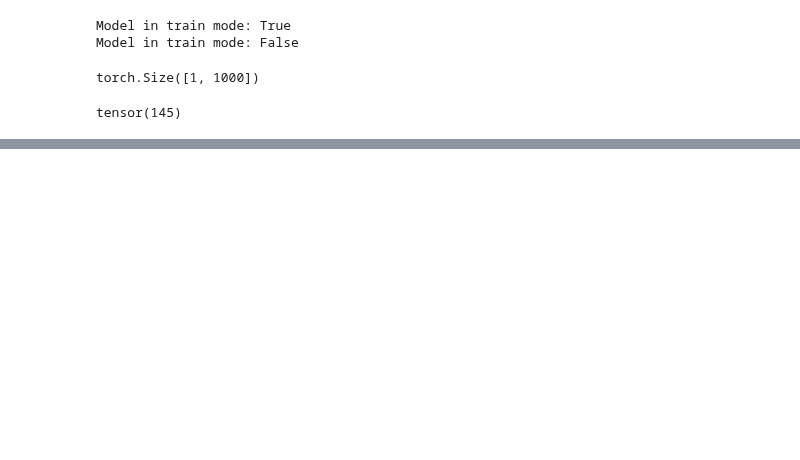
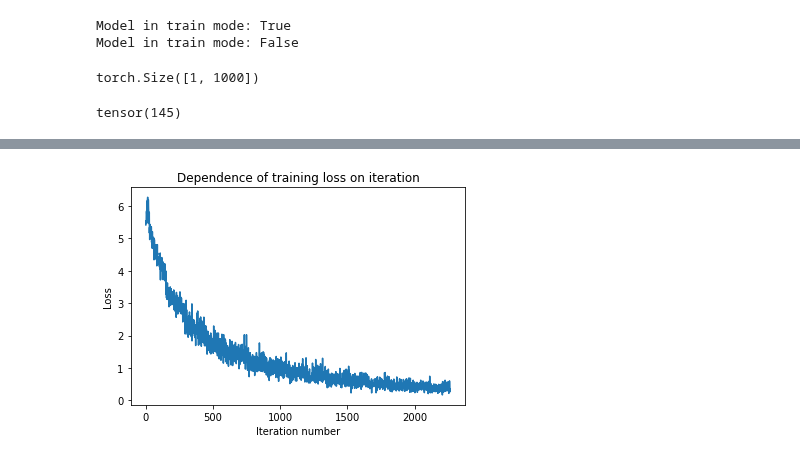
Before and after one commit to vitsaidl/workshops, a Jupyter notebook: machine_learning/pytorch.ipynb, the cells around one changed output, grey strips where cells are left out. Drawn from its saved outputs; the diff is of its cells as text; code cells hidden in the pictures; blank space fills up the shorter version.

```diff
--- a/machine_learning/pytorch.ipynb
+++ b/machine_learning/pytorch.ipynb
@@ -2059,0 +2265,3 @@ Sanity check - sum of all probabilities: 1.00
+# %%
+import torchvision.models as models
+resnet18 = models.resnet18(pretrained=True)
@@ -2059,0 +2292,5 @@ Sanity check - sum of all probabilities: 1.00
+# %%
+for param in resnet18.parameters():
+    param.requires_grad = False
+
+resnet18.fc = torch.nn.Linear(in_features=512, out_features=200, bias=True)
@@ -2059,0 +2299,87 @@ Sanity check - sum of all probabilities: 1.00
+# %%
+def training_function(
+    predictors_train, target_train, model,
+    loss_function, optimizer, device, training_loss
+):
+    predictors_train = predictors_train.to(device)
+    target_train = target_train.to(device)
+
+    prediction = model(predictors_train.float())
+    loss = loss_function(prediction, target_train)
+
+    optimizer.zero_grad()
+    loss.backward()
+    optimizer.step()
+
+    loss = loss.item()
+    training_loss.append(loss)
+
+def testing_function(
+    predictors_test, target_test,
+    model, loss_function, device, testing_loss
+):
+    predictors_test = predictors_test.to(device)
+    target_test = target_test.to(device)
+
+    with torch.no_grad():
+        prediction = model(predictors_test.float())
+        test_loss = loss_function(prediction, target_test).item()
+        correct_pred_count = (prediction.argmax(1) == target_test).type(torch.float).sum().item()
+
+    testing_loss.append(test_loss)
+    return correct_pred_count
+
+
+device = "cuda" if torch.cuda.is_available() else "cpu"
+model = resnet18.to(device)
+loss_function = torch.nn.CrossEntropyLoss()
+optimizer = torch.optim.Adam(model.parameters(), lr=0.001)
+epochs = 15
+
+training_loss_epoch = []
+training_loss_iteration = []
+testing_loss_epoch = []
+for epoch_index in range(epochs):
+    print(f"Epoch {epoch_index+1}\n----------------------------------------")
+
+    model.train()
+    training_loss = []
+    for batch_index, batch in enumerate(train_loader_tran):
+        training_function(
+            batch[0], batch[1], model,
+            loss_function, optimizer, device, training_loss
+        )
+    training_loss_iteration += training_loss
+    avg_loss_per_batch_train = sum(training_loss)/(batch_index+1)
+    training_loss_epoch.append(avg_loss_per_batch_train)
+    print(f"Avg. loss per record - train: {avg_loss_per_batch_train}")
+
+    model.eval()
+    testing_loss = []
+    correct_pred_count = 0
+    for batch_index, batch in enumerate(test_loader_tran):
+        correct_pred_count += testing_function(
+           batch[0], batch[1], model,
+           loss_function, device, testing_loss
+        )
+    avg_loss_per_batch_test = sum(testing_loss)/(batch_index+1)
+    testing_loss_epoch.append(avg_loss_per_batch_test)
+    print(f"Avg. loss per record - test: {avg_loss_per_batch_test}")
+    print(f"Correct predictions in current epoch: {correct_pred_count} (from {len(test_dataset_tran)})")
+    print(f"Avg. test accuracy: {correct_pred_count/len(test_dataset_tran):.3f}\n")
+
+print("Training has been completed.")
+
+plt.plot(training_loss_iteration)
+plt.title("Dependence of training loss on iteration")
+plt.xlabel("Iteration number")
+plt.ylabel("Loss")
+
+plt.figure()
+plt.plot(training_loss_epoch, "o-")
+plt.plot(testing_loss_epoch, "o-")
+plt.title("Comparison of training and testing loss")
+plt.xlabel("Epoch number")
+plt.ylabel("Loss")
+plt.legend(["train", "test"]);
+# %% [output]
@@ -2059,0 +2403 @@ Sanity check - sum of all probabilities: 1.00
+[figure, added]
```
Also changed, not shown: parts of 27 cells of this notebook.
